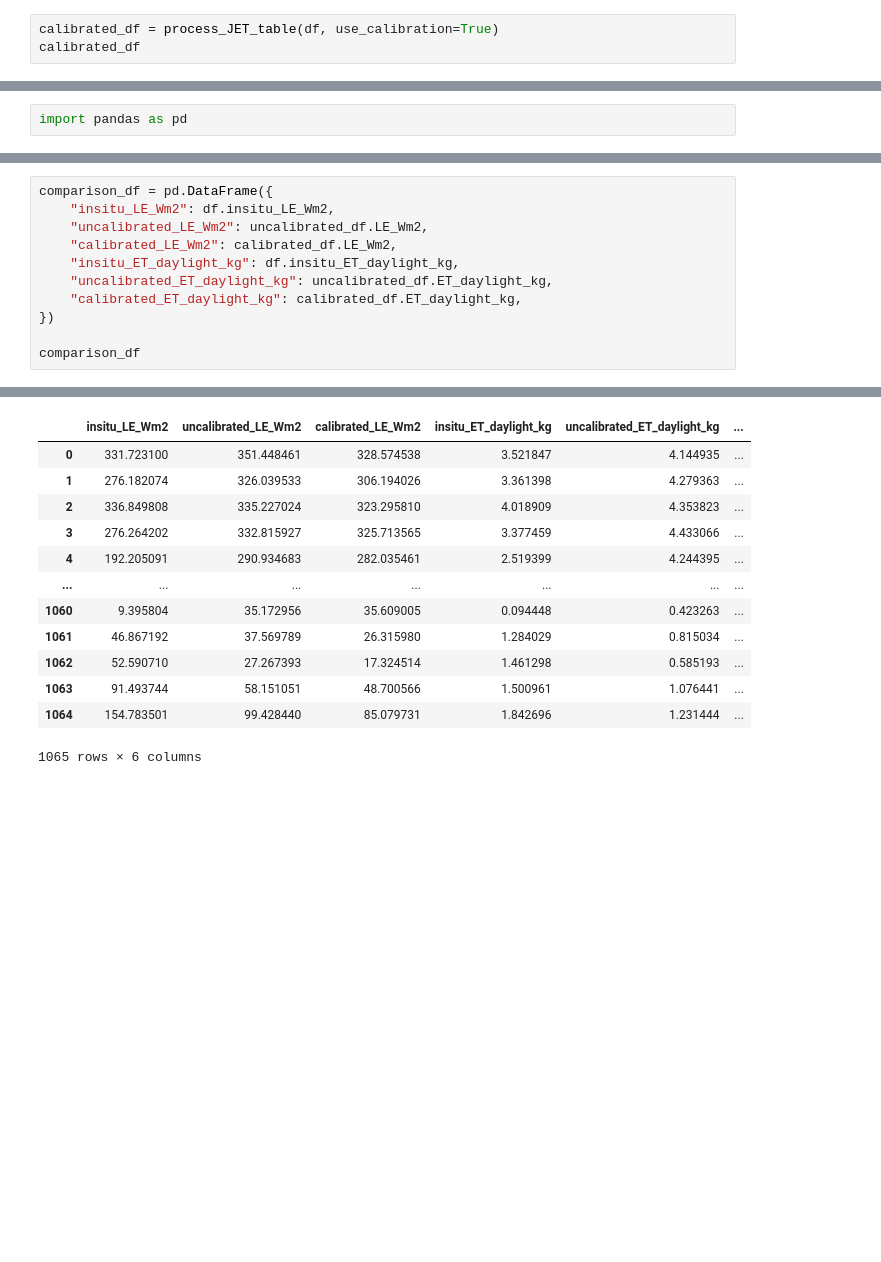
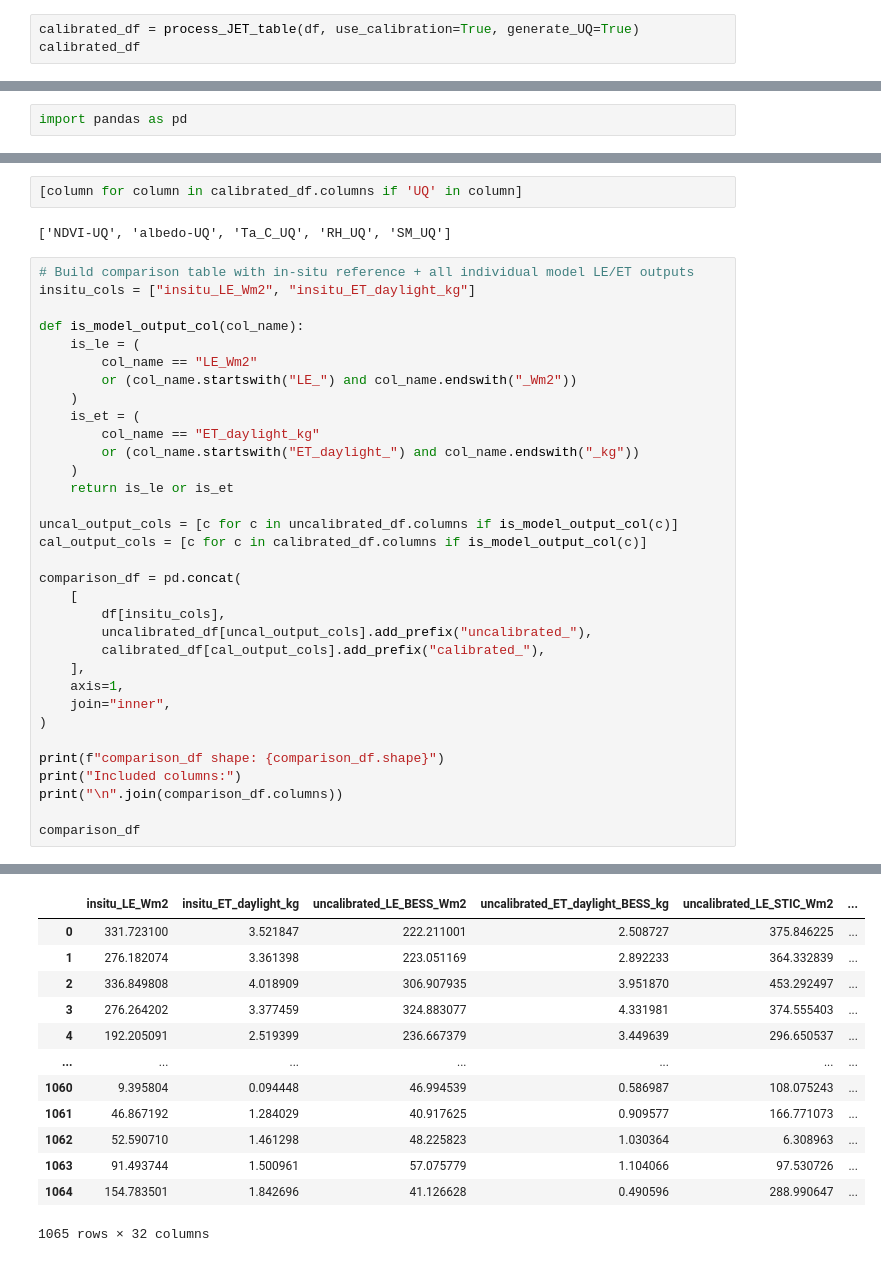
Before and after one commit to gregory-halverson-jpl/JET3, a Jupyter notebook: notebooks/Meteorology Calibration and ET.ipynb, the cells around one changed output, grey strips where cells are left out. Drawn from its saved outputs; the diff is of its cells as text; blank space fills up the shorter version.

Commit message:
assessing calibration

```diff
--- a/notebooks/Meteorology Calibration and ET.ipynb
+++ b/notebooks/Meteorology Calibration and ET.ipynb
@@ -2068,6 +2068,6 @@ uncalibrated_df
 | 1064 | 1064 | US-xAE | GRA | Cfa | 303.242950 | 0.00000 | 271.749480 | 119.763630 | 190.823303 | ... |
 1065 rows × 200 columns
 # %%
-calibrated_df = process_JET_table(df, use_calibration=True)
+calibrated_df = process_JET_table(df, use_calibration=True, generate_UQ=True)
 calibrated_df
 # %% [output]
@@ -2120,12 +2106,38 @@ import pandas as pd
+# %%
+[column for column in calibrated_df.columns if 'UQ' in column]
+# %% [output]
+['NDVI-UQ', 'albedo-UQ', 'Ta_C_UQ', 'RH_UQ', 'SM_UQ']
 # %%
-comparison_df = pd.DataFrame({
-    "insitu_LE_Wm2": df.insitu_LE_Wm2,
-    "uncalibrated_LE_Wm2": uncalibrated_df.LE_Wm2,
-    "calibrated_LE_Wm2": calibrated_df.LE_Wm2,
-    "insitu_ET_daylight_kg": df.insitu_ET_daylight_kg,
-    "uncalibrated_ET_daylight_kg": uncalibrated_df.ET_daylight_kg,
-    "calibrated_ET_daylight_kg": calibrated_df.ET_daylight_kg,
-})
+# Build comparison table with in-situ reference + all individual model LE/ET outputs
+insitu_cols = ["insitu_LE_Wm2", "insitu_ET_daylight_kg"]
+
+def is_model_output_col(col_name):
+    is_le = (
+        col_name == "LE_Wm2"
+        or (col_name.startswith("LE_") and col_name.endswith("_Wm2"))
+    )
+    is_et = (
+        col_name == "ET_daylight_kg"
+        or (col_name.startswith("ET_daylight_") and col_name.endswith("_kg"))
+    )
+    return is_le or is_et
+
+uncal_output_cols = [c for c in uncalibrated_df.columns if is_model_output_col(c)]
+cal_output_cols = [c for c in calibrated_df.columns if is_model_output_col(c)]
+
+comparison_df = pd.concat(
+    [
+        df[insitu_cols],
+        uncalibrated_df[uncal_output_cols].add_prefix("uncalibrated_"),
+        calibrated_df[cal_output_cols].add_prefix("calibrated_"),
+    ],
+    axis=1,
+    join="inner",
+)
+
+print(f"comparison_df shape: {comparison_df.shape}")
+print("Included columns:")
+print("\n".join(comparison_df.columns))
 
 comparison_df
 # %% [output]
@@ -2132,13 +2161,13 @@ comparison_df
-|  | insitu_LE_Wm2 | uncalibrated_LE_Wm2 | calibrated_LE_Wm2 | insitu_ET_daylight_kg | uncalibrated_ET_daylight_kg | ... |
-| 0 | 331.723100 | 351.448461 | 328.574538 | 3.521847 | 4.144935 | ... |
-| 1 | 276.182074 | 326.039533 | 306.194026 | 3.361398 | 4.279363 | ... |
-| 2 | 336.849808 | 335.227024 | 323.295810 | 4.018909 | 4.353823 | ... |
-| 3 | 276.264202 | 332.815927 | 325.713565 | 3.377459 | 4.433066 | ... |
-| 4 | 192.205091 | 290.934683 | 282.035461 | 2.519399 | 4.244395 | ... |
+|  | insitu_LE_Wm2 | insitu_ET_daylight_kg | uncalibrated_LE_BESS_Wm2 | uncalibrated_ET_daylight_BESS_kg | uncalibrated_LE_STIC_Wm2 | ... |
+| 0 | 331.723100 | 3.521847 | 222.211001 | 2.508727 | 375.846225 | ... |
+| 1 | 276.182074 | 3.361398 | 223.051169 | 2.892233 | 364.332839 | ... |
+| 2 | 336.849808 | 4.018909 | 306.907935 | 3.951870 | 453.292497 | ... |
+| 3 | 276.264202 | 3.377459 | 324.883077 | 4.331981 | 374.555403 | ... |
+| 4 | 192.205091 | 2.519399 | 236.667379 | 3.449639 | 296.650537 | ... |
 | ... | ... | ... | ... | ... | ... | ... |
-| 1060 | 9.395804 | 35.172956 | 35.609005 | 0.094448 | 0.423263 | ... |
-| 1061 | 46.867192 | 37.569789 | 26.315980 | 1.284029 | 0.815034 | ... |
-| 1062 | 52.590710 | 27.267393 | 17.324514 | 1.461298 | 0.585193 | ... |
-| 1063 | 91.493744 | 58.151051 | 48.700566 | 1.500961 | 1.076441 | ... |
-| 1064 | 154.783501 | 99.428440 | 85.079731 | 1.842696 | 1.231444 | ... |
+| 1060 | 9.395804 | 0.094448 | 46.994539 | 0.586987 | 108.075243 | ... |
+| 1061 | 46.867192 | 1.284029 | 40.917625 | 0.909577 | 166.771073 | ... |
+| 1062 | 52.590710 | 1.461298 | 48.225823 | 1.030364 | 6.308963 | ... |
+| 1063 | 91.493744 | 1.500961 | 57.075779 | 1.104066 | 97.530726 | ... |
+| 1064 | 154.783501 | 1.842696 | 41.126628 | 0.490596 | 288.990647 | ... |
-1065 rows × 6 columns
+1065 rows × 32 columns
```
Also changed, not shown: parts of 5 cells of this notebook.
